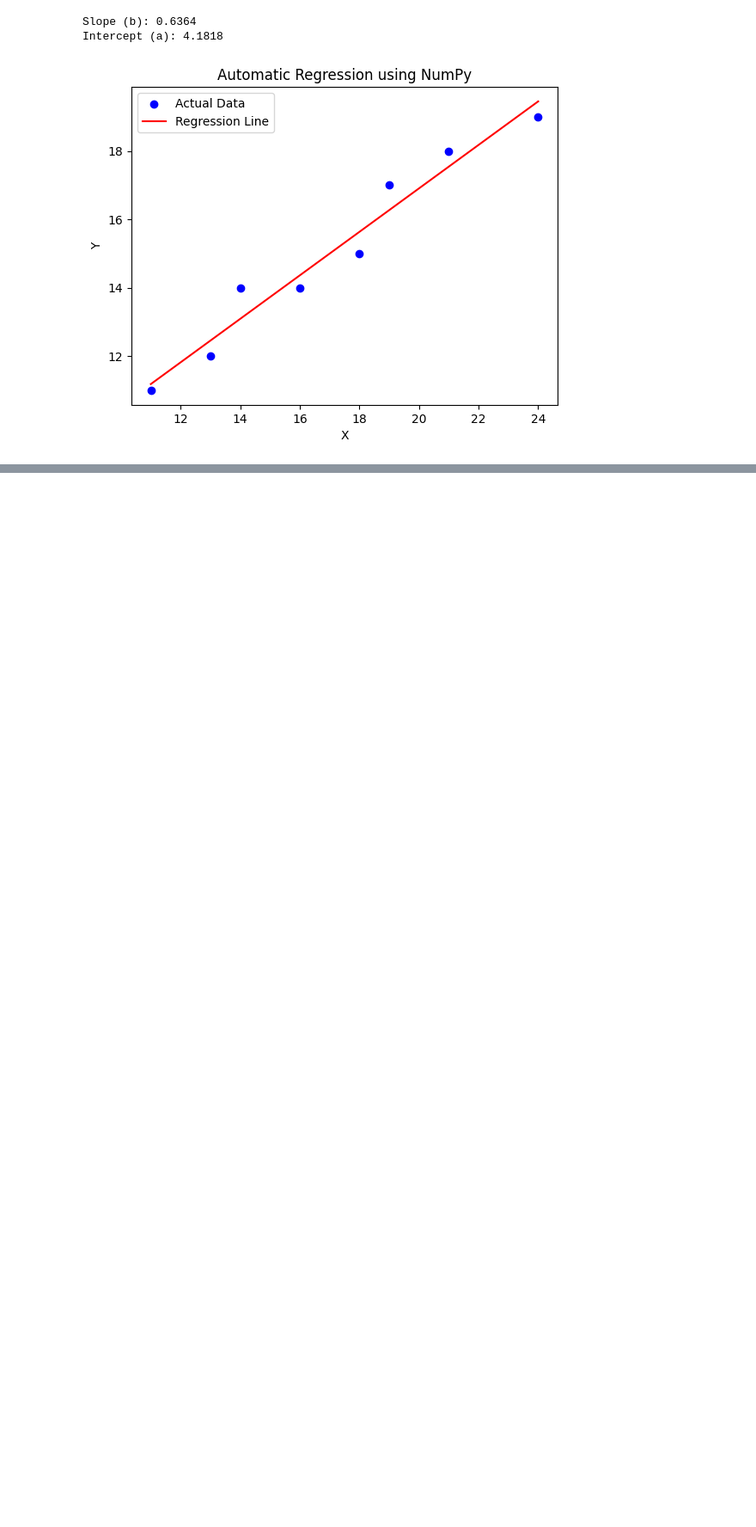
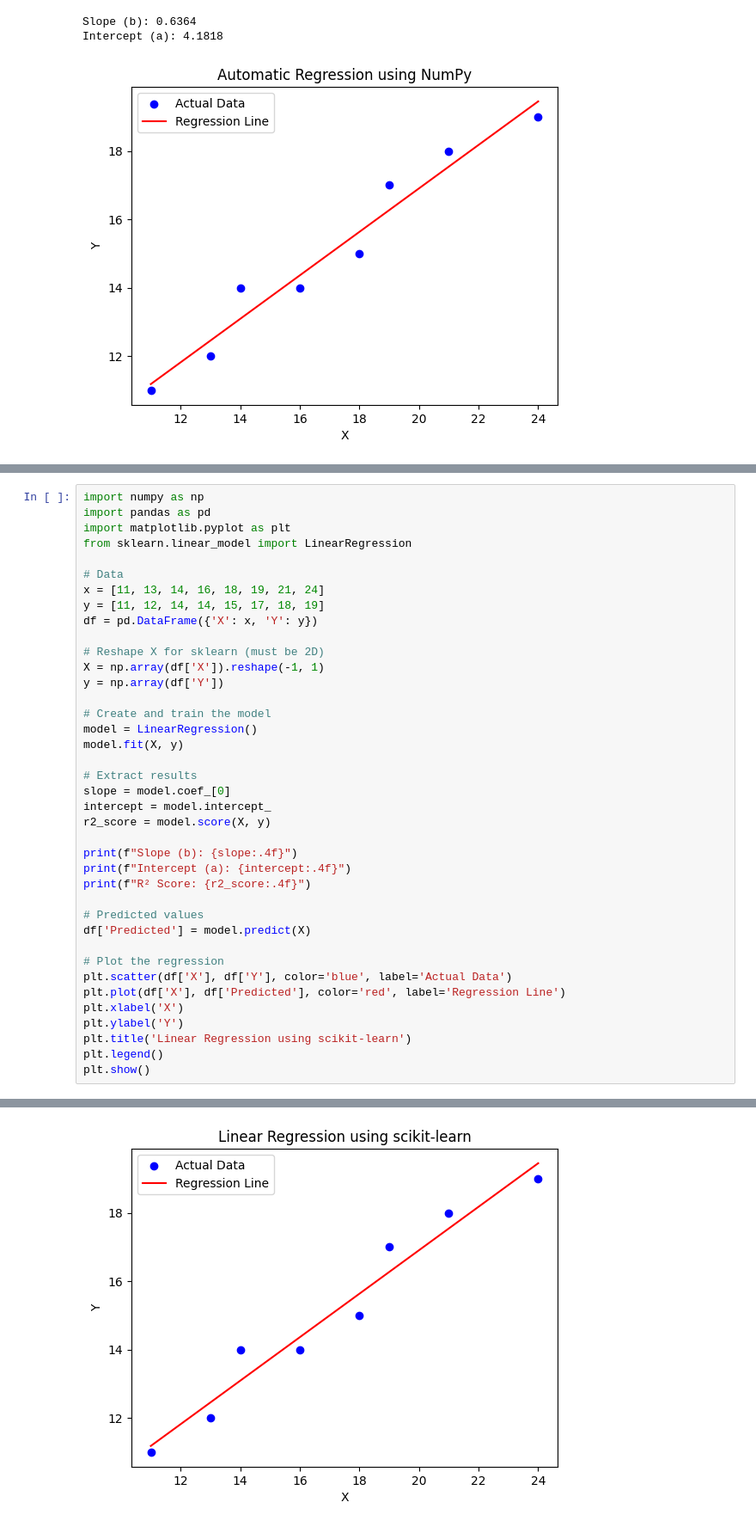
Before and after one commit to Storm00212/Data-manipulation-using-python, a Jupyter notebook: Regression.ipynb, the cells around one changed output, grey strips where cells are left out. Shown: that part at 86% size. Drawn from its saved outputs; the diff is of its cells as text; blank space fills up the shorter version.

```diff
--- a/Regression.ipynb
+++ b/Regression.ipynb
@@ -229,0 +276,40 @@ Intercept (a): 4.1818
+# %%
+import numpy as np
+import pandas as pd
+import matplotlib.pyplot as plt
+from sklearn.linear_model import LinearRegression
+
+# Data
+x = [11, 13, 14, 16, 18, 19, 21, 24]
+y = [11, 12, 14, 14, 15, 17, 18, 19]
+df = pd.DataFrame({'X': x, 'Y': y})
+
+# Reshape X for sklearn (must be 2D)
+X = np.array(df['X']).reshape(-1, 1)
+y = np.array(df['Y'])
+
+# Create and train the model
+model = LinearRegression()
+model.fit(X, y)
+
+# Extract results
+slope = model.coef_[0]
+intercept = model.intercept_
+r2_score = model.score(X, y)
+
+print(f"Slope (b): {slope:.4f}")
+print(f"Intercept (a): {intercept:.4f}")
+print(f"R² Score: {r2_score:.4f}")
+
+# Predicted values
+df['Predicted'] = model.predict(X)
+
+# Plot the regression
+plt.scatter(df['X'], df['Y'], color='blue', label='Actual Data')
+plt.plot(df['X'], df['Predicted'], color='red', label='Regression Line')
+plt.xlabel('X')
+plt.ylabel('Y')
+plt.title('Linear Regression using scikit-learn')
+plt.legend()
+plt.show()
+# %% [output]
@@ -229,0 +319 @@ Intercept (a): 4.1818
+[figure, added]
```
Also changed, not shown: parts of 2 cells of this notebook.
